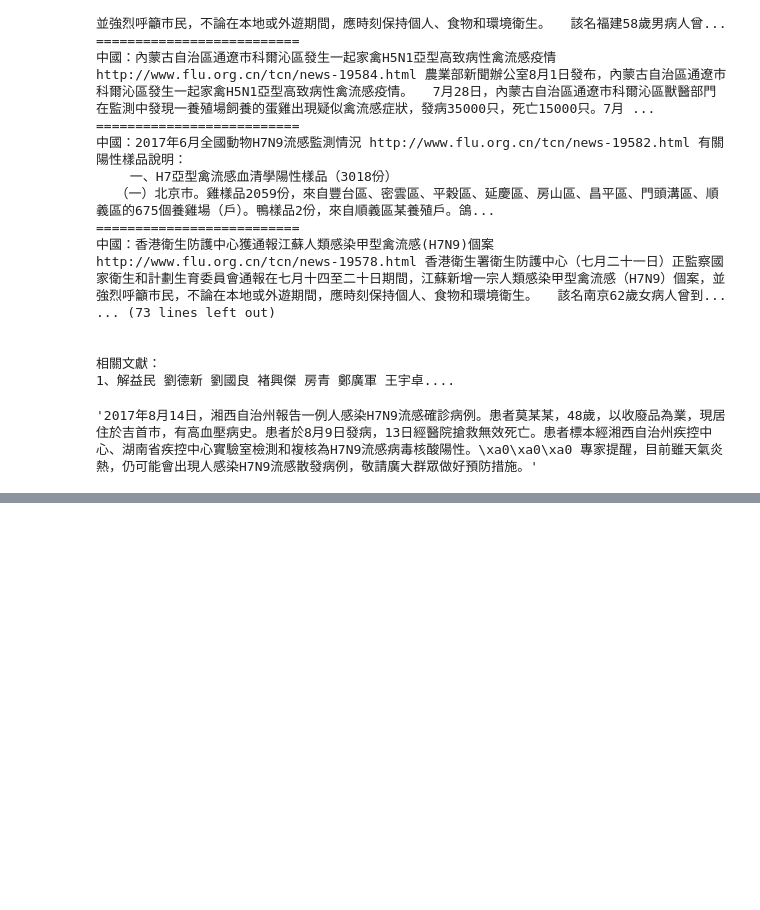
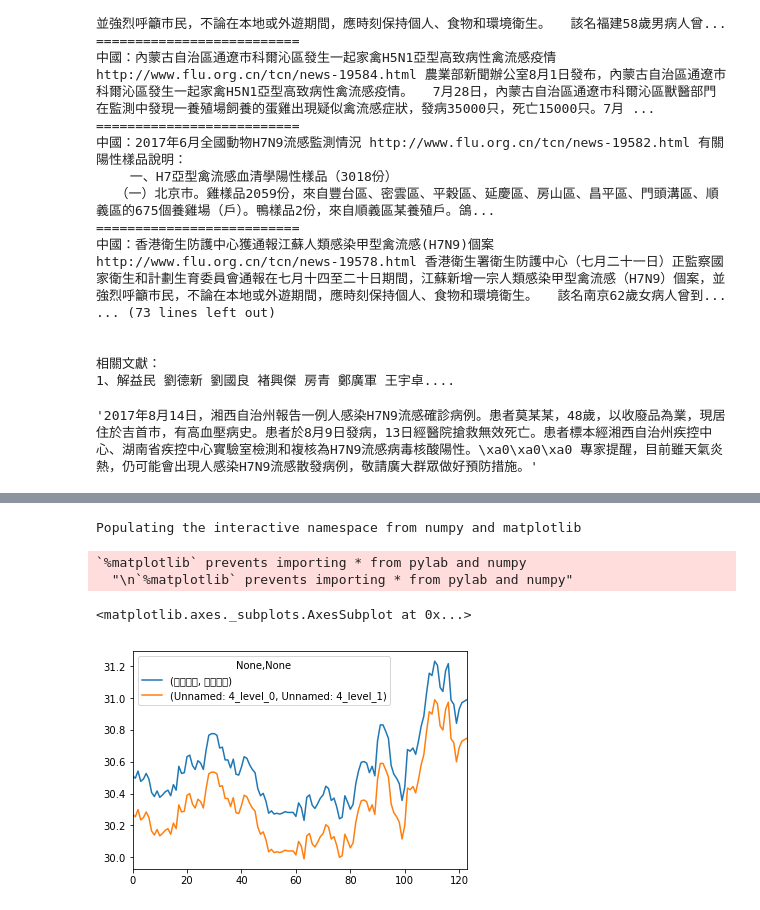
Before and after one commit to ywchiu/cdc_course, a Jupyter notebook: Demo20170818.ipynb, the cells around one changed output, grey strips where cells are left out. Drawn from its saved outputs; the diff is of its cells as text; code cells hidden in the pictures; blank space fills up the shorter version.

Commit message:
add last plot

```diff
--- a/Demo20170818.ipynb
+++ b/Demo20170818.ipynb
@@ -264,0 +398,8 @@ pageDetail('http://www.flu.org.cn/tcn/news-19570.html')
+# %%
+import requests
+from bs4 import BeautifulSoup
+res = requests.get('http://rate.bot.com.tw/xrt/quote/l6m/USD')
+soup = BeautifulSoup(res.text, 'html.parser')
+table = soup.select('.table-hover')[0].prettify()
+dfs = pandas.read_html(table)
+dfs[0]
@@ -264,0 +439,10 @@ pageDetail('http://www.flu.org.cn/tcn/news-19570.html')
+# %%
+%pylab inline
+df = dfs[0]
+df.ix[:,[3,4]].plot(kind= 'line')
+# %% [output]
+Populating the interactive namespace from numpy and matplotlib
+`%matplotlib` prevents importing * from pylab and numpy
+  "\n`%matplotlib` prevents importing * from pylab and numpy"
+<matplotlib.axes._subplots.AxesSubplot at 0x...>
+[figure, added]
```
Also changed, not shown: parts of 22 cells of this notebook.
